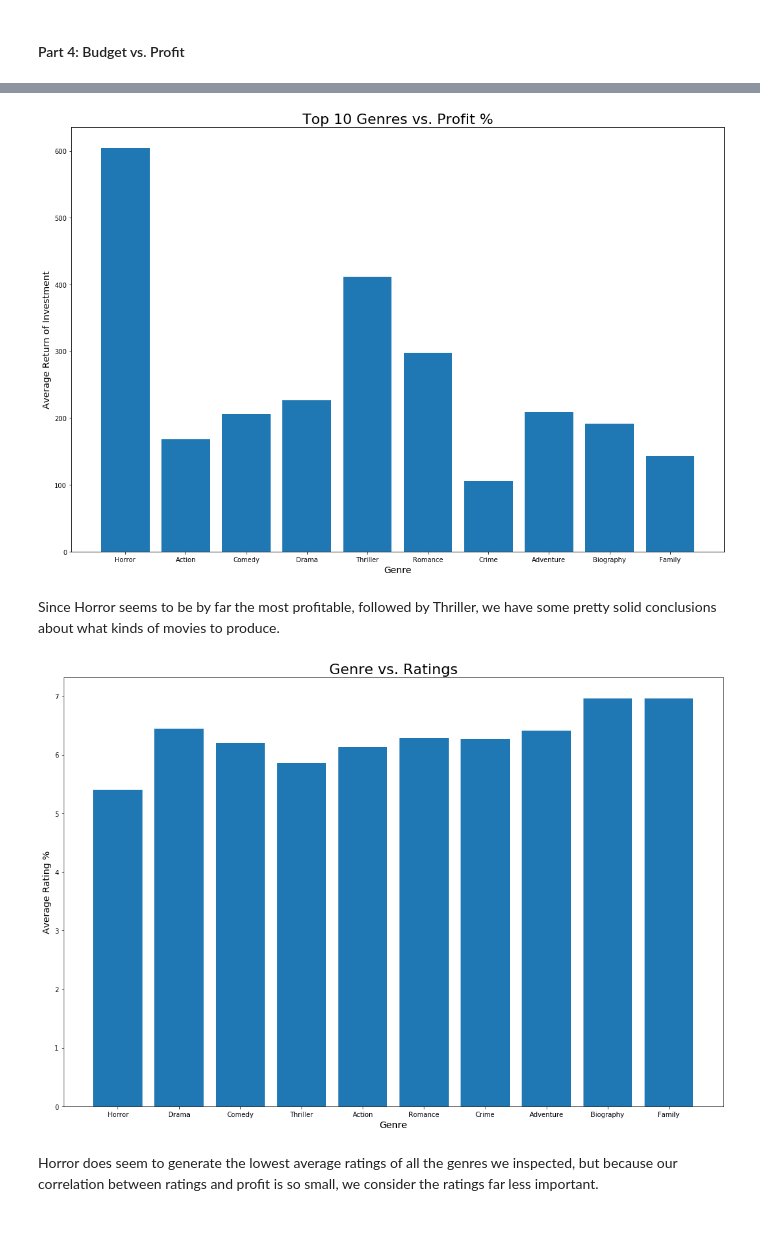
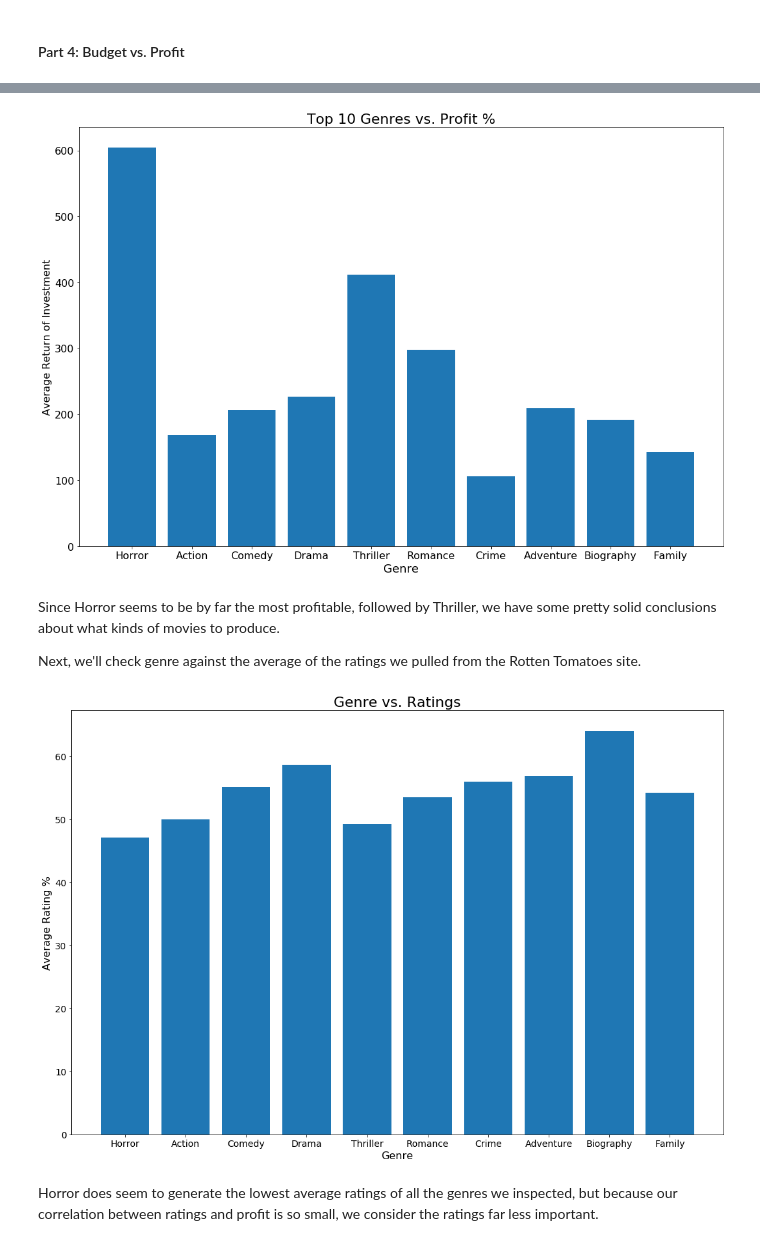
Before and after one commit to bagnine/moviedata, a Jupyter notebook: moviedata.ipynb, the cells around one changed output, grey strips where cells are left out. Cells and saved outputs as stored; diff of their text form; code cells hidden in the pictures.

```diff
--- a/moviedata.ipynb
+++ b/moviedata.ipynb
@@ -46,21 +59,27 @@ budgets.production_budget = func.money_to_int(budgets.production_budget)
 
 budgets.release_date = func.col_datetime(budgets.release_date)
 # %%
-#creating columns for net and ROI
+# creating columns for net and ROI
 
 budgets['worldwide_net'] = func.calculate_net(budgets.worldwide_gross, budgets.production_budget)
 
 budgets['profit_percentage'] = func.calculate_roi(budgets.worldwide_net, budgets.production_budget)
 
 
-#renaming title column for a future merge
+# renaming title column for a future merge
 
 budgets.rename(columns= {'movie': 'primary_title'}, inplace= True)
 
 
-#removing rows with release dates before 2000
+# removing rows with release dates before 2000
 
 budgets = func.release_window(budgets, 'release_date')
+
+
+# dropping the zero value rows
+
+budgets = budgets[budgets['domestic_gross']!=0]
+budgets = budgets[budgets['worldwide_gross']!=0]
 # %% [markdown]
 We merged the two IMDb sheets that seemed the most relevant to our questions, which allowed us to pull genre, rating and title information.
 # %%
@@ -364,30 +412,40 @@ gen_series = pd.Series(func.find_genre_profits(genredf, list_of_genres))
 
 
 #Charting Genre vs. Profit % to see which Genre is most profitable
+
 X = list(gen_series.index)
 Y = gen_series
 fig, ax = plt.subplots(figsize=(18,12))
 plt.bar(X, Y)
 ax.set_title("Top 10 Genres vs. Profit %", fontsize=22)
-ax.set_xlabel('Genre', fontsize = 14)
-ax.set_ylabel('Average Return of Investment', fontsize = 14)
+ax.set_xlabel('Genre', fontsize = 18)
+ax.set_ylabel('Average Return of Investment', fontsize = 16)
+ax.tick_params(labelsize= 16)
 plt.show()
 # %% [output]
-[figure, old version]
+[figure, new version]
 # %% [markdown]
 Since Horror seems to be by far the most profitable, followed by Thriller, we have some pretty solid conclusions about what kinds of movies to produce.
+
+Next, we'll check genre against the average of the ratings we pulled from the Rotten Tomatoes site.
 # %%
 #Charting Genre vs. Rating to see which Genre receives highest ratings
-X = ['Horror','Drama','Comedy','Thriller','Action','Romance','Crime','Adventure','Biography','Family']
-Y = [horror_ratingavg,drama_ratingavg,comedy_ratingavg,thriller_ratingavg,action_ratingavg,romance_ratingavg,crime_ratingavg,adventure_ratingavg,biography_ratingavg,family_ratingavg]
+
+
+rtgendf = func.create_genre_columns(df, df.genres, list_of_genres)
+genrate = pd.Series(func.find_genre_ratings(rtgendf, list_of_genres))
+
+X = list(genrate.index)
+Y = genrate
 fig, ax = plt.subplots(figsize=(18,12))
 plt.bar(X, Y)
 ax.set_title("Genre vs. Ratings", fontsize = 22)
-ax.set_xlabel('Genre', fontsize = 14)
-ax.set_ylabel('Average Rating %', fontsize = 14)
+ax.set_xlabel('Genre', fontsize = 16)
+ax.set_ylabel('Average Rating %', fontsize = 16)
+ax.tick_params(labelsize= 14)
 plt.show()
 # %% [output]
-[figure, old version]
+[figure, new version]
 # %% [markdown]
 Horror does seem to generate the lowest average ratings of all the genres we inspected, but because our correlation between ratings and profit is so small, we consider the ratings far less important.
 # %% [markdown]
```
Also changed, not shown: parts of 27 cells of this notebook, 1 other file.
